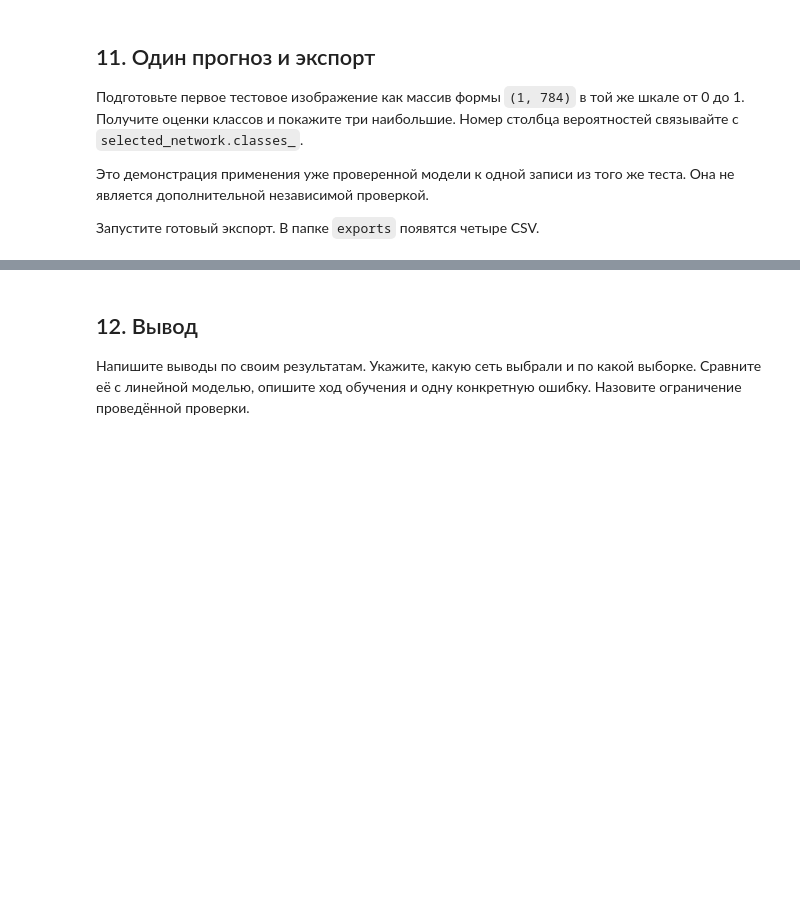
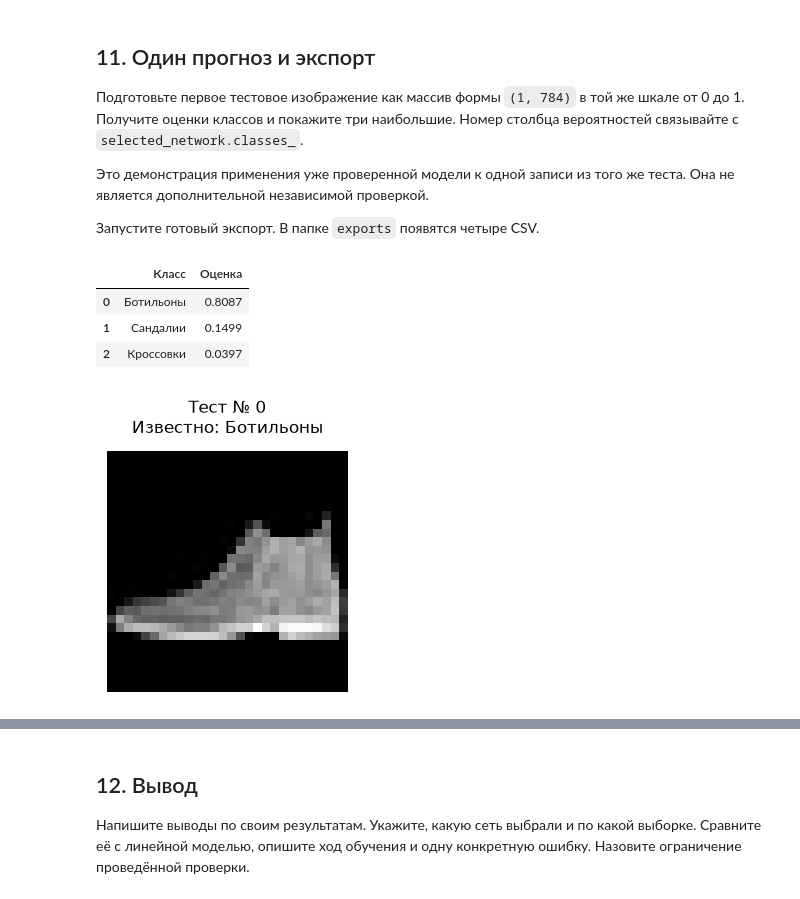
Before and after one commit to thundersen48/General_repository, a Jupyter notebook: study/the_basics_of_ai_lb5/Нейронные сети.ipynb, the cells around one changed output, grey strips where cells are left out. Cells and saved outputs as stored; diff of their text form; code cells hidden in the pictures; blank space fills up the shorter version.

```diff
--- a/study/the_basics_of_ai_lb5/Нейронные сети.ipynb
+++ b/study/the_basics_of_ai_lb5/Нейронные сети.ipynb
@@ -100,9 +118,9 @@ plt.show()
 
 Валидация нужна для выбора настроек. Итоговый тест используется после этого выбора.
 # %%
-X_pool = ...  # изображения в строки, float32, яркость от 0 до 1
+X_pool = images_pool.reshape(len(images_pool), -1).astype(np.float32) / np.float32(255.0)  # изображения в строки, float32, яркость от 0 до 1
 X_train, X_valid, y_train, y_valid, train_ids, valid_ids = train_test_split(
-    ..., ..., pool_source_indices,
+    X_pool, y_pool, pool_source_indices,
     test_size=VALID_SIZE, random_state=RANDOM_STATE, stratify=y_pool,
 )
 assert X_train.shape == (10000, 784) and X_valid.shape == (2000, 784)
@@ -343,20 +423,26 @@ plt.show()
 # %%
 example_position = 0
 new_image = images_test[example_position]
-new_X = ...  # одна строка, 784 признака, float32, шкала от 0 до 1
+new_X = new_image.reshape(1, -1).astype(np.float32) / np.float32(255.0)  # одна строка, 784 признака, float32, шкала от 0 до 1
 with threadpool_limits(limits=MODEL_THREADS):
-    example_probabilities = ...  # оценки десяти классов для одной записи
+    example_probabilities = selected_network.predict_proba(new_X)[0]  # оценки десяти классов для одной записи
 top_positions = np.argsort(example_probabilities)[::-1][:3]
 top_classes = selected_network.classes_[top_positions]
 display(pd.DataFrame({'Класс': CLASS_NAMES[top_classes],
                       'Оценка': example_probabilities[top_positions]}))
 fig, ax = plt.subplots(figsize=(3, 3))
 ax.imshow(new_image, cmap='gray', vmin=0, vmax=255)
 ax.set_title(f'Тест № {test_ids[example_position]}\n'
              f'Известно: {CLASS_NAMES[y_test[example_position]]}', fontsize=11)
 ax.axis('off')
 plt.tight_layout()
 plt.show()
+# %% [output]
+|  | Класс | Оценка |
+| 0 | Ботильоны | 0.8087 |
+| 1 | Сандалии | 0.1499 |
+| 2 | Кроссовки | 0.0397 |
+[figure, added]
 # %%
 EXPORT_DIR.mkdir(exist_ok=True)
 validation_results.to_csv(EXPORT_DIR / 'validation_comparison.csv', index=False, encoding='utf-8-sig')
```
Also changed, not shown: parts of 20 cells of this notebook, 5 other files.
